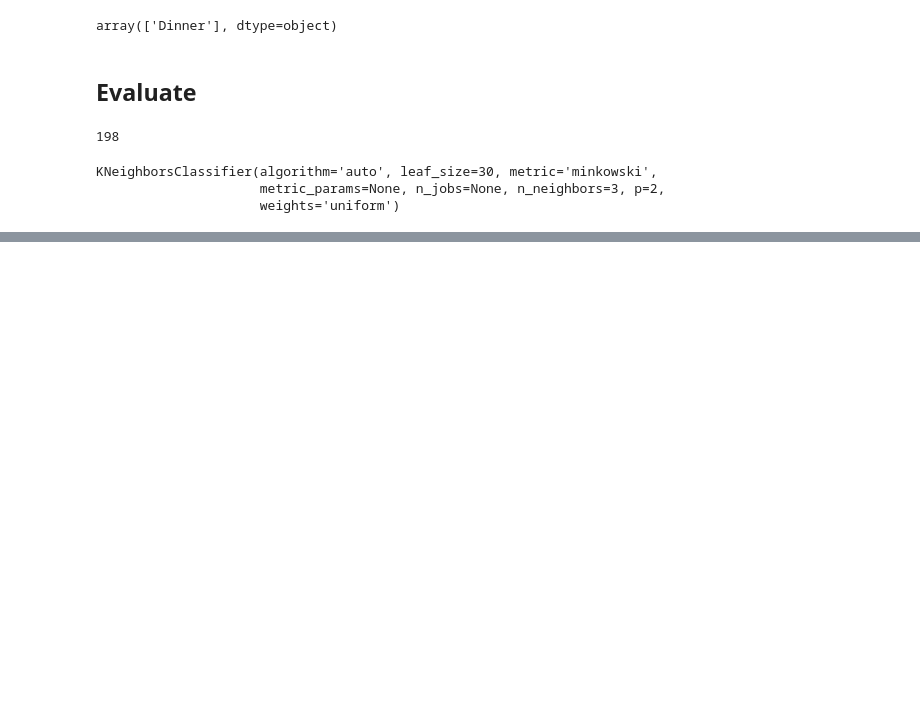
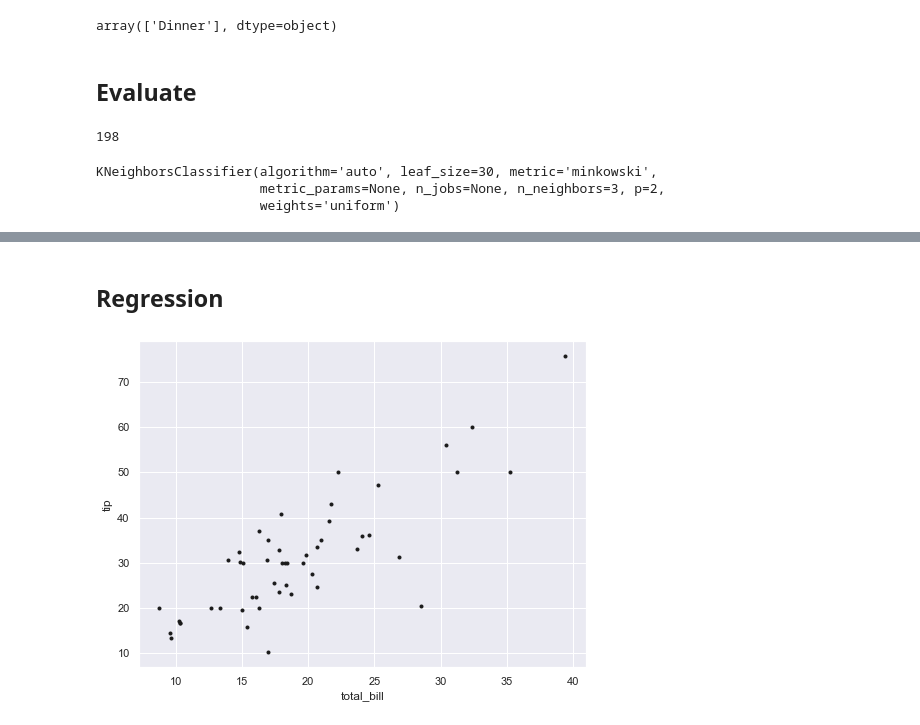
Before and after one commit to kennycolsh/Fundamentals-Ass1, a Jupyter notebook: FundDataAss1.ipynb, the cells around one changed output, grey strips where cells are left out. Cells and saved outputs as stored; diff of their text form; code cells hidden in the pictures; blank space fills up the shorter version.

Commit message:
Added Regression on tips and total price

```diff
--- a/FundDataAss1.ipynb
+++ b/FundDataAss1.ipynb
@@ -303,0 +304,23 @@ KNeighborsClassifier(algorithm='auto', leaf_size=30, metric='minkowski',
+# %% [markdown]
+## Regression
+# %%
+# This just sets the default plot size to be bigger.
+plt.rcParams['figure.figsize'] = (8, 6)
+# %%
+#fisrt 50 rows
+w =  df['total_bill'].head(50)
+d =  df['tip'].head(50) * 10
+#d = 5.0 * w + 10
+# %%
+# Create the plot.
+
+plt.plot(w, d, 'k.')
+
+# Set some properties for the plot.
+plt.xlabel('total_bill')
+plt.ylabel('tip')
+
+# Show the plot.
+plt.show()
+# %% [output]
+[figure, added]
```
Also changed, not shown: parts of 6 cells of this notebook.
